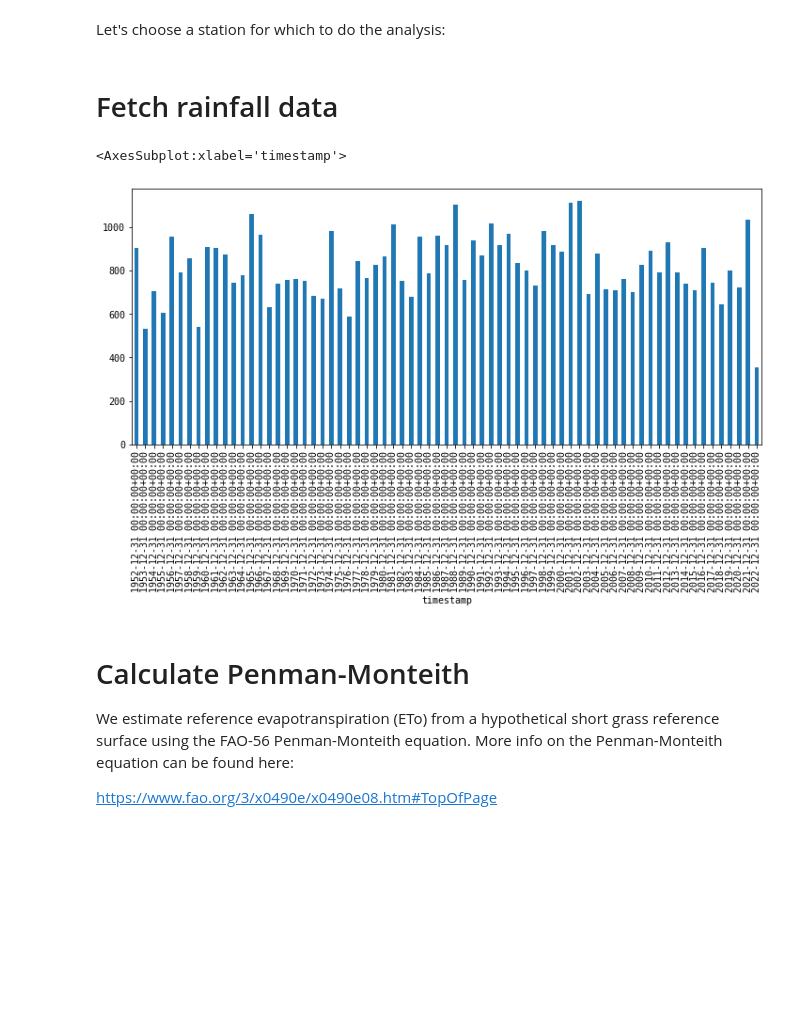
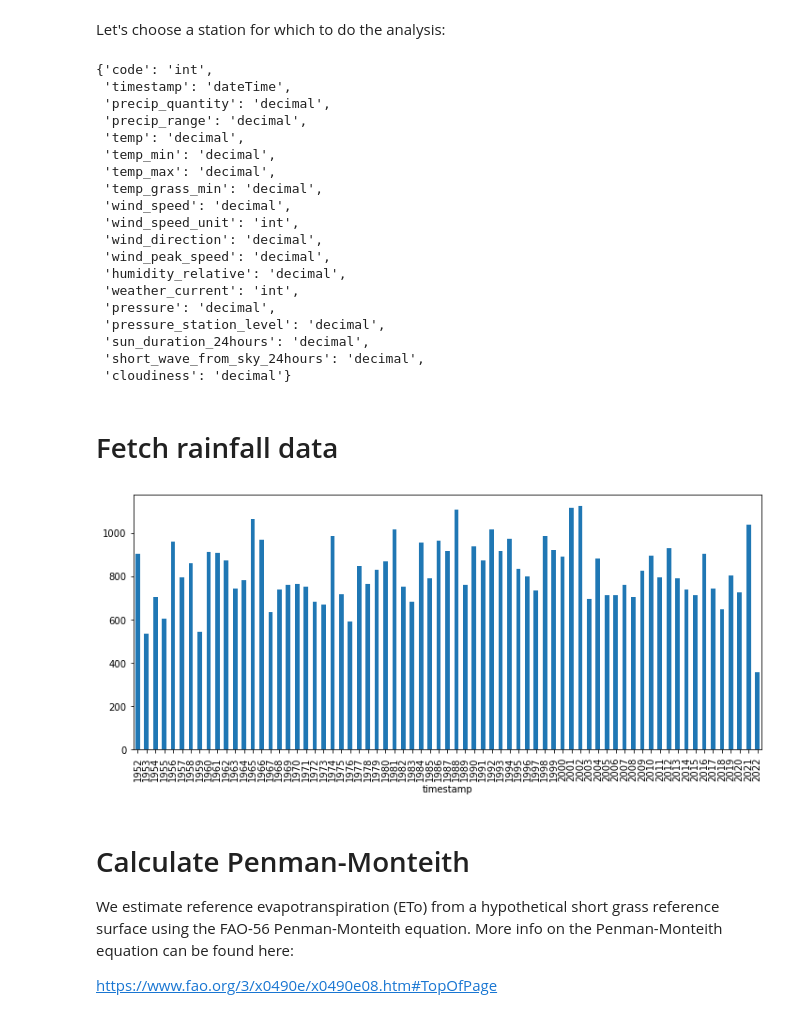
Before and after one commit to TimFranken/openkmi, a Jupyter notebook: examples/tutorial_neerslag_overschot.ipynb, the cells around one changed output. Drawn from its saved outputs; the diff is of its cells as text; code cells hidden in the pictures; blank space fills up the shorter version.

```diff
--- a/examples/tutorial_neerslag_overschot.ipynb
+++ b/examples/tutorial_neerslag_overschot.ipynb
@@ -51,6 +51,28 @@ Let's choose a station for which to do the analysis:
 # %%
 #Ukkel:
 station_code = '6447'
+# %%
+kmi.get_parameters()
+# %% [output]
+{'code': 'int',
+ 'timestamp': 'dateTime',
+ 'precip_quantity': 'decimal',
+ 'precip_range': 'decimal',
+ 'temp': 'decimal',
+ 'temp_min': 'decimal',
+ 'temp_max': 'decimal',
+ 'temp_grass_min': 'decimal',
+ 'wind_speed': 'decimal',
+ 'wind_speed_unit': 'int',
+ 'wind_direction': 'decimal',
+ 'wind_peak_speed': 'decimal',
+ 'humidity_relative': 'decimal',
+ 'weather_current': 'int',
+ 'pressure': 'decimal',
+ 'pressure_station_level': 'decimal',
+ 'sun_duration_24hours': 'decimal',
+ 'short_wave_from_sky_24hours': 'decimal',
+ 'cloudiness': 'decimal'}
 # %% [markdown]
 # Fetch rainfall data
 # %%
@@ -66,9 +88,9 @@ df_r.loc[df_r['precip_quantity'] > 200, 'precip_quantity']= 0
 # %%
 fig, ax = plt.subplots(figsize=(12,5))
 df_r.resample('y').sum().plot.bar(ax=ax, legend=False)
+ax.set_xticklabels([x.get_text().split('-')[0] for x in ax.get_xticklabels()]);
 # %% [output]
-<AxesSubplot:xlabel='timestamp'>
-[figure, old version]
+[figure, new version]
 # %% [markdown]
 # Calculate Penman-Monteith
 
```
Also changed, not shown: parts of 10 cells of this notebook.
